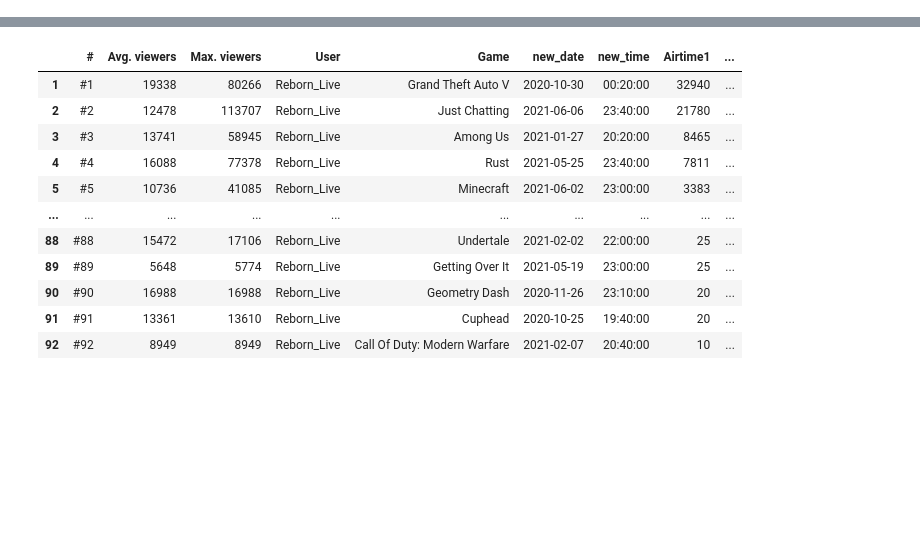
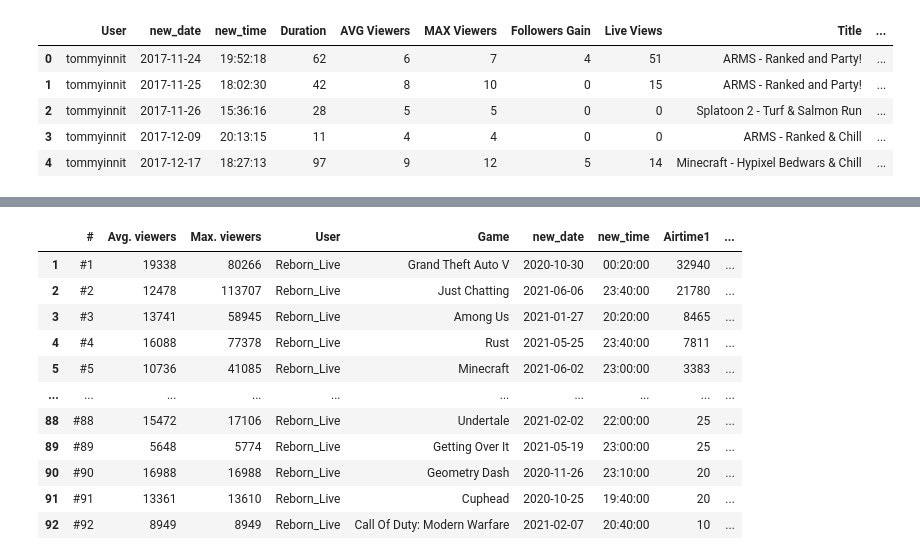
Before and after one commit to Awesimous/StarFish, a Jupyter notebook: notebooks/Untitled.ipynb, the cells around one changed output, grey strips where cells are left out. Drawn from its saved outputs; the diff is of its cells as text; code cells hidden in the pictures; blank space fills up the shorter version.

Commit message:
app.py early morning changing

```diff
--- a/notebooks/Untitled.ipynb
+++ b/notebooks/Untitled.ipynb
@@ -13,5 +14,18 @@ def lineplot(df, column):
 # %%
-games_df = pd.read_csv('CSVs/Games_df')
-streams_df = pd.read_csv('../StarFish/data/top_2450.csv')
+df = pd.read_csv('../StarFish/data/top_2450.csv')
 # %%
-streams_df
+df['new_date'] = pd.to_datetime(df['new_date'])
+df['month'] = df['new_date'].dt.to_period('M')
+
+def time_assignment(x):
+    '''Support function to classify streams by time when they are on air'''
+    if x == 1.0:
+        return 'morning'
+    elif x == 2.0:
+        return 'afternoon'
+    elif x == 3.0:
+        return 'evening'
+    else:
+        return 'night'
+
+df.daytime_classifier = df.daytime_classifier.apply(lambda x: time_assignment(x))
@@ -31,0 +32,12 @@ streams_df
+# %%
+df
+df = df[df.new_date > '2015-01-01']
+# %%
+df.head()
+# %% [output]
+|  | User | new_date | new_time | Duration | AVG Viewers | MAX Viewers | Followers Gain | Live Views | Title | ... |
+| 0 | tommyinnit | 2017-11-24 | 19:52:18 | 62 | 6 | 7 | 4 | 51 | ARMS - Ranked and Party! | ... |
+| 1 | tommyinnit | 2017-11-25 | 18:02:30 | 42 | 8 | 10 | 0 | 15 | ARMS - Ranked and Party! | ... |
+| 2 | tommyinnit | 2017-11-26 | 15:36:16 | 28 | 5 | 5 | 0 | 0 | Splatoon 2 - Turf & Salmon Run | ... |
+| 3 | tommyinnit | 2017-12-09 | 20:13:15 | 11 | 4 | 4 | 0 | 0 | ARMS - Ranked & Chill | ... |
+| 4 | tommyinnit | 2017-12-17 | 18:27:13 | 97 | 9 | 12 | 5 | 14 | Minecraft - Hypixel Bedwars & Chill | ... |
```
Also changed, not shown: parts of 6 cells of this notebook, 2 other files.
